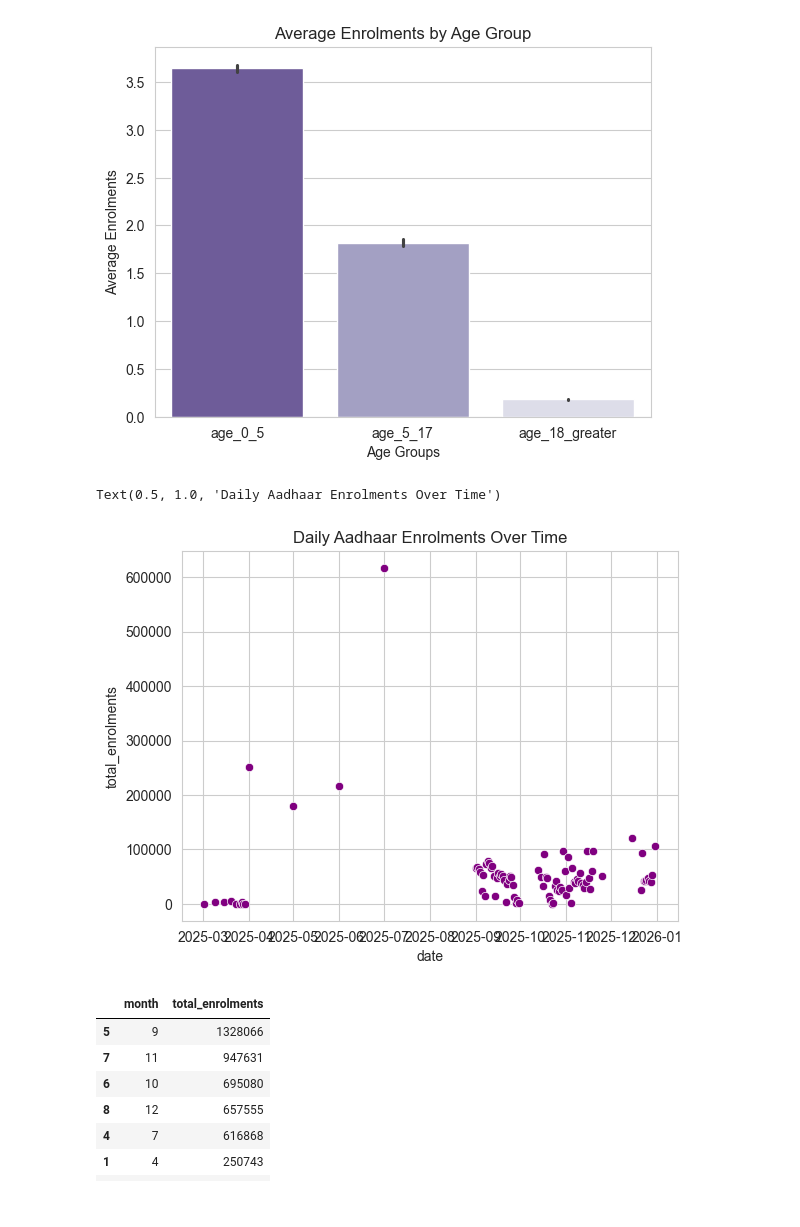
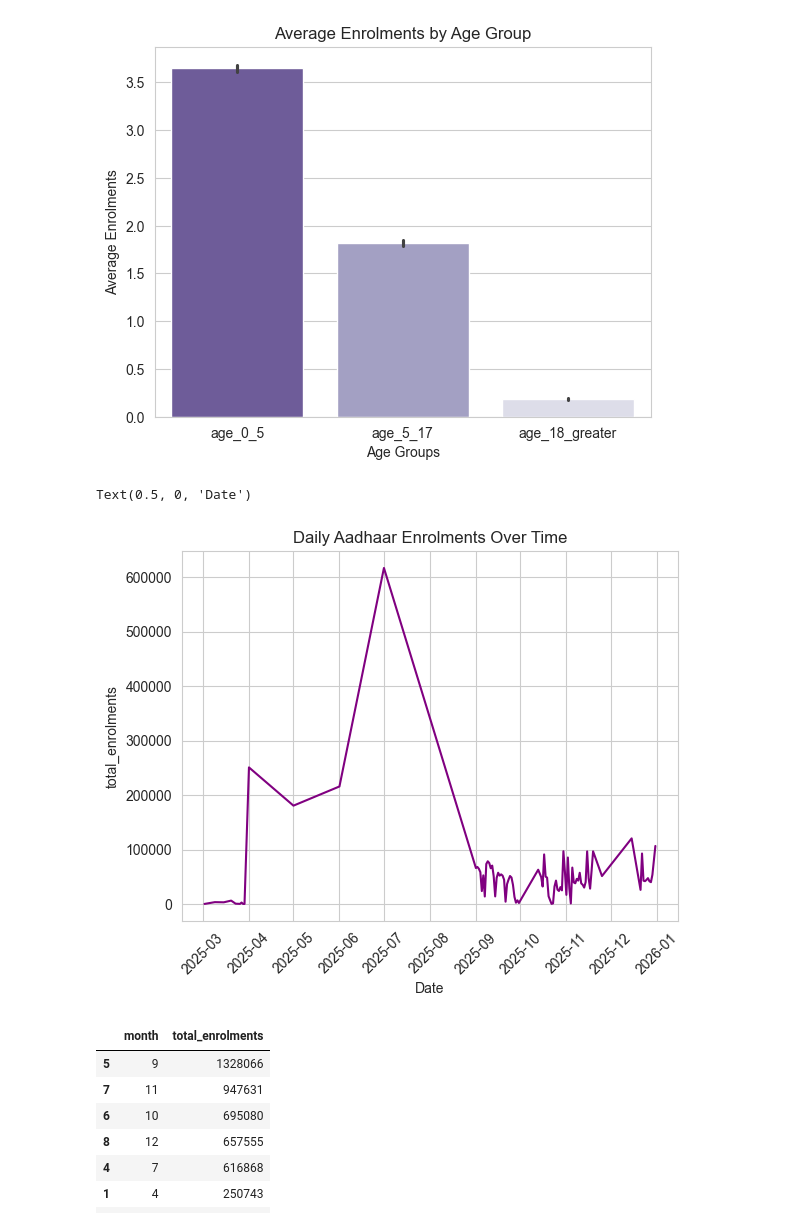
Before and after one commit to Mahii0107/aadhaar-analysis, a Jupyter notebook: enrollment.ipynb, the cells around one changed output. Cells and saved outputs as stored; diff of their text form; code cells hidden in the pictures.

```diff
--- a/enrollment.ipynb
+++ b/enrollment.ipynb
@@ -247,0 +264,2 @@ df = df[df['state_final'].str.len() > 0]
+# %%
+df['district_clean'] = df['district_clean'].str.replace(r'\s+', ' ', regex=True)
@@ -257,5 +291,5 @@ df.head()
 # %%
-df = df[['date', 'state_final', 'pincode', 'age_0_5', 'age_5_17', 'age_18_greater']]
+df = df[['date', 'state_final', 'district_clean', 'pincode', 'age_0_5', 'age_5_17', 'age_18_greater']]
 # %%
 df.head()
 # %% [output]
@@ -289,5 +323,5 @@ np.int64(3)
 # %%
-bad_pincodes = df.groupby('pincode')['state_final'].nunique()
+bad_pincodes = df.groupby('pincode')['district_clean'].nunique()
 bad_pincodes = bad_pincodes[bad_pincodes > 1]
 bad_pincodes
 # %% [output]
@@ -323,6 +357,6 @@ df[df['pincode'].isin(bad_pincodes.index)][['pincode', 'state_final']].sort_valu
 # %%
-# fixing using majority state for those pincodes
+# fixing using majority district for those pincodes
 for pin in bad_pincodes.index:
-    correct_state = (df[df['pincode'] == pin]['state_final'].value_counts().idxmax())
-    df.loc[df['pincode'] == pin, 'state_final'] = correct_state
+    correct_district = (df[df['pincode'] == pin]['district_clean'].value_counts().idxmax())
+    df.loc[df['pincode'] == pin, 'district_clean'] = correct_district
 # %%
@@ -396,17 +430,20 @@ Text(0, 0.5, 'Average Enrolments')
 # %%
 # How do daily enrolments change over time?
 daily_enrolments = df.groupby('date')['total_enrolments'].sum().reset_index()
 daily_enrolments = pd.DataFrame(daily_enrolments)
-sns.scatterplot(data=daily_enrolments, x='date', y='total_enrolments', color='purple')
+sns.lineplot(data=daily_enrolments, x='date', y='total_enrolments', color='purple')
 plt.title('Daily Aadhaar Enrolments Over Time')
+plt.xticks(rotation=45)
+plt.xlabel('Date')
 
 # the Aadhaar enrolments show high variability with no clear upward or downward trend.
 # Certain days experience sharp spikes (peaking around mid-December), likely due to special enrolment drives or administrative events,
 # while some days show very low counts, possibly due to holidays or operational closures.
 # Overall, daily patterns are irregular rather than stable.
+# spike seen in July, 2025.
 # %% [output]
-Text(0.5, 1.0, 'Daily Aadhaar Enrolments Over Time')
+Text(0.5, 0, 'Date')
-[figure, old version]
+[figure, new version]
 # %%
 # monthly trend
 monthly_enrolments = df.groupby(['month'])['total_enrolments'].sum().reset_index()
```
Also changed, not shown: parts of 24 cells of this notebook.
